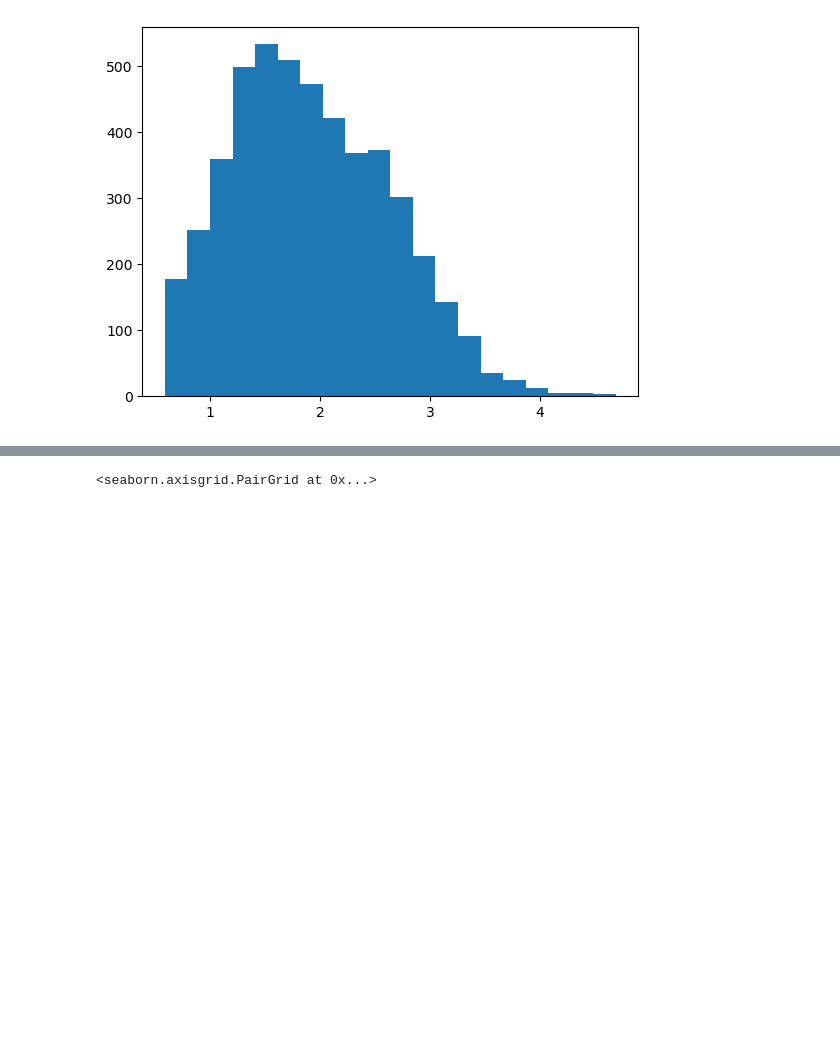
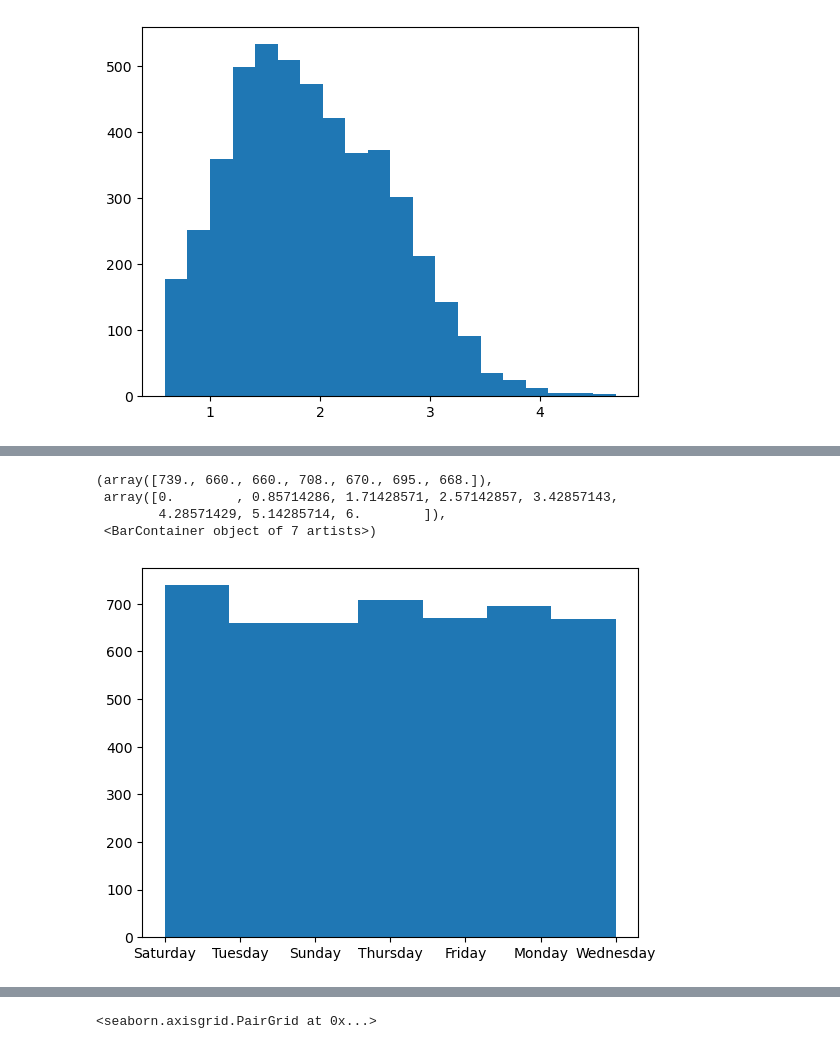
Before and after one commit to quentinchichery/hackathon-peren-2022, a Jupyter notebook: 01-exploration.ipynb, the cells around one changed output, grey strips where cells are left out. Saved outputs shown, nothing was run; the diff lists cells and outputs as text; code cells hidden in the pictures; blank space fills up the shorter version.

```diff
--- a/01-exploration.ipynb
+++ b/01-exploration.ipynb
@@ -97,0 +104,8 @@ df.head()
+# %%
+plt.hist(df['day_of_week'], bins=7)
+# %% [output]
+(array([739., 660., 660., 708., 670., 695., 668.]),
+ array([0.        , 0.85714286, 1.71428571, 2.57142857, 3.42857143,
+        4.28571429, 5.14285714, 6.        ]),
+ <BarContainer object of 7 artists>)
+[figure, added]
```
Also changed, not shown: parts of 7 cells of this notebook.
